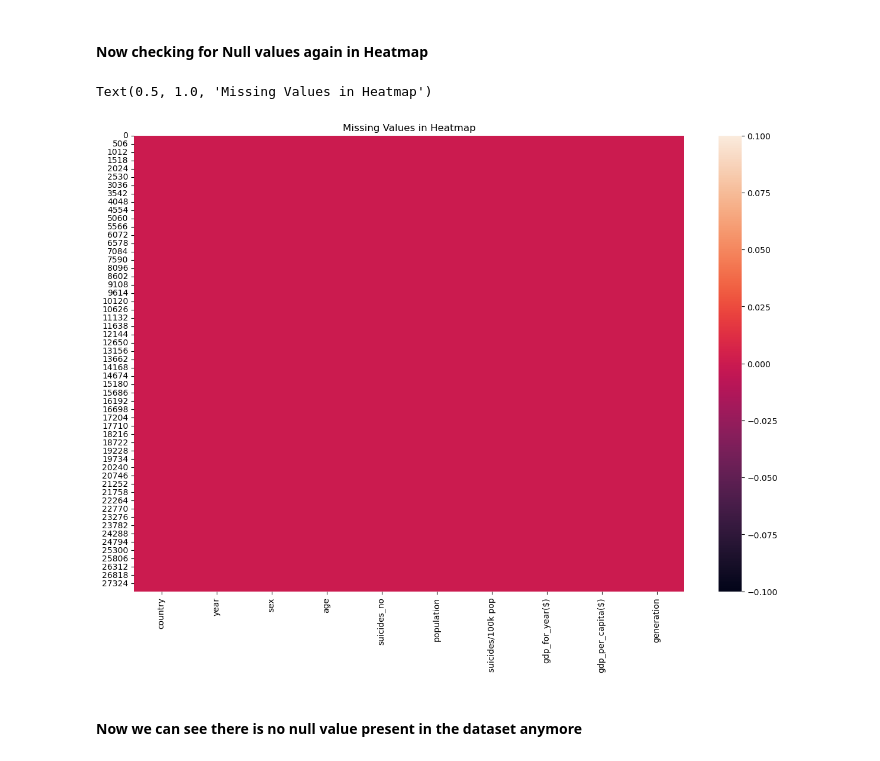
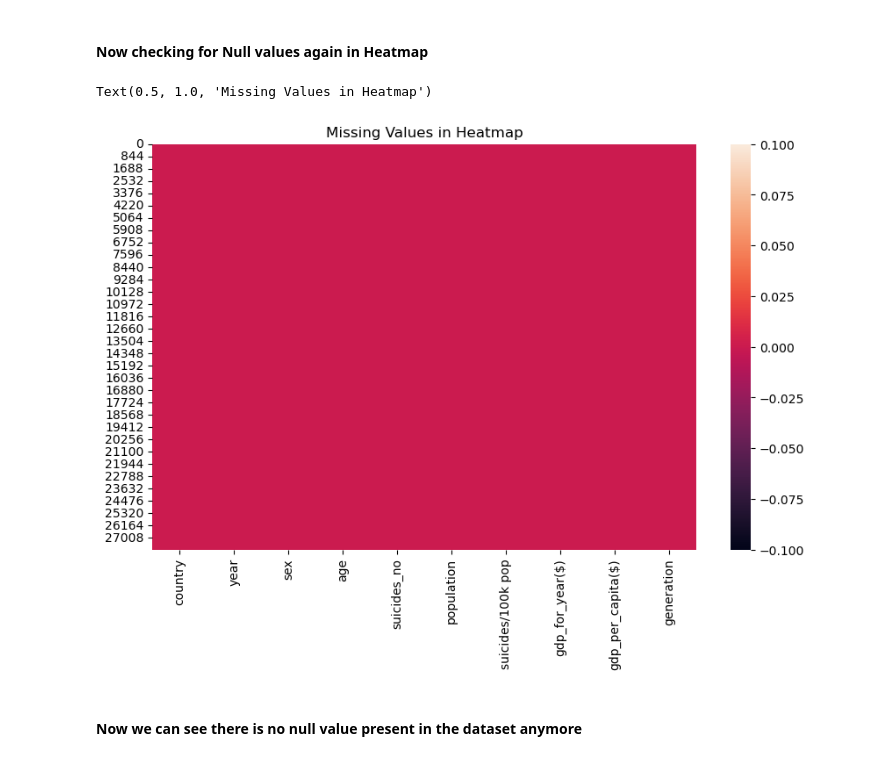
Before and after one commit to liptika/Machine_Learning_Projects, a Jupyter notebook: Suicide_Rate_Prediction/Suicide_Rate_Prediction.ipynb, the cells around one changed output. Drawn from its saved outputs; the diff is of its cells as text; code cells hidden in the pictures.

```diff
--- a/Suicide_Rate_Prediction/Suicide_Rate_Prediction.ipynb
+++ b/Suicide_Rate_Prediction/Suicide_Rate_Prediction.ipynb
@@ -153,12 +158,12 @@ df
 # %% [markdown]
 #### Now checking for Null values again in Heatmap
 # %%
-plt.figure(figsize = (15,10))
+plt.figure(figsize = (10,6))
 sns.heatmap(df.isnull())
 plt.title("Missing Values in Heatmap")
 # %% [output]
 Text(0.5, 1.0, 'Missing Values in Heatmap')
-[figure, old version]
+[figure, new version]
 # %% [markdown]
 #### Now we can see there is no null value present in the dataset anymore
 # %% [markdown]
```
Also changed, not shown: parts of 90 cells of this notebook.
